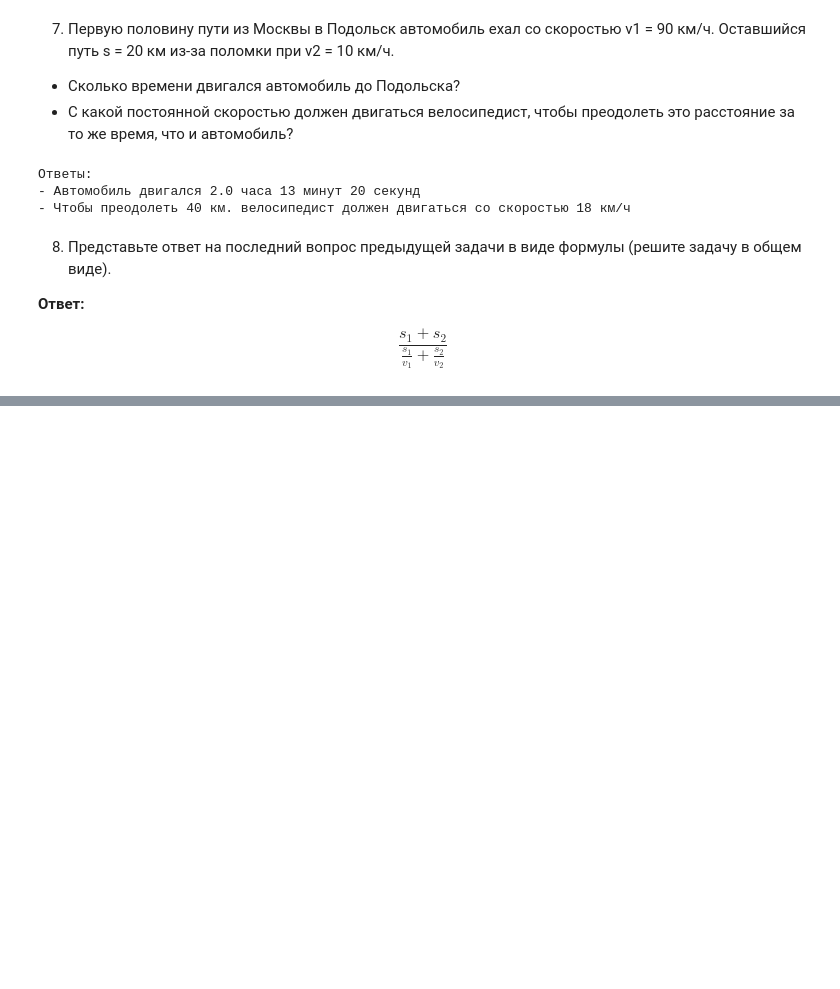
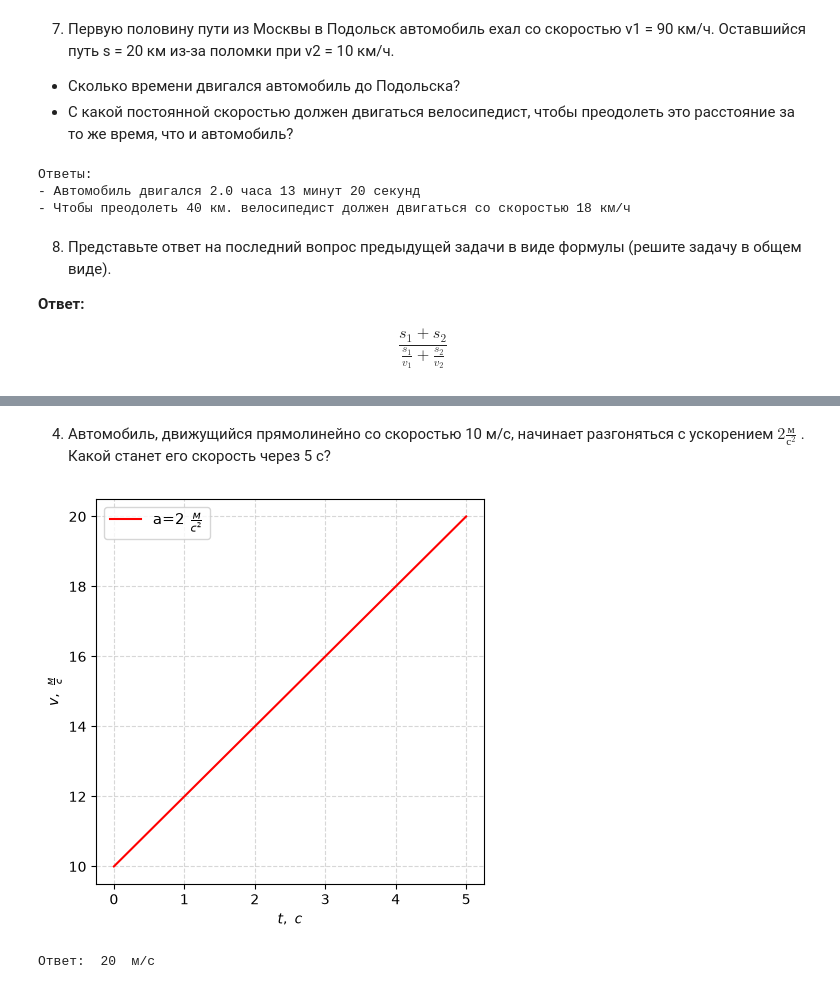
Before and after one commit to romashina/physics, a Jupyter notebook: 07.02.ipynb, the cells around one changed output, grey strips where cells are left out. Drawn from its saved outputs; the diff is of its cells as text; code cells hidden in the pictures; blank space fills up the shorter version.

```diff
--- a/07.02.ipynb
+++ b/07.02.ipynb
@@ -216,0 +273,20 @@ $$\frac{s_1+s_2}{\frac{s_1}{v_1}+\frac{s_2}{v_2}}$$
+# %% [markdown]
+4. Автомобиль, движущийся прямолинейно со скоростью 10 м/c, начина­ет разгоняться с ускорением $2 \frac{м}{с^2}$ . Какой станет его скорость через 5 с?
+# %%
+import matplotlib.pyplot as plt
+v0=10
+a=2
+t0=0
+t=5
+v=a*(t-t0)+v0
+plt.figure(figsize=(5, 5))
+plt.plot((t0, t), (v0, v), "r-", label=fr"a={a} $\frac{{м}}{{с^2}}$")
+plt.xlabel(r"$t,\ с$")
+plt.ylabel(r"$v,\ \frac{м}{с}$")
+plt.legend(fontsize=11)
+plt.grid(True, linestyle="--", alpha=0.5)
+plt.show()
+print("Ответ: ", v, " м/с")
+# %% [output]
+[figure, added]
+Ответ:  20  м/с
```
Also changed, not shown: parts of 12 cells of this notebook, 1 other file.
